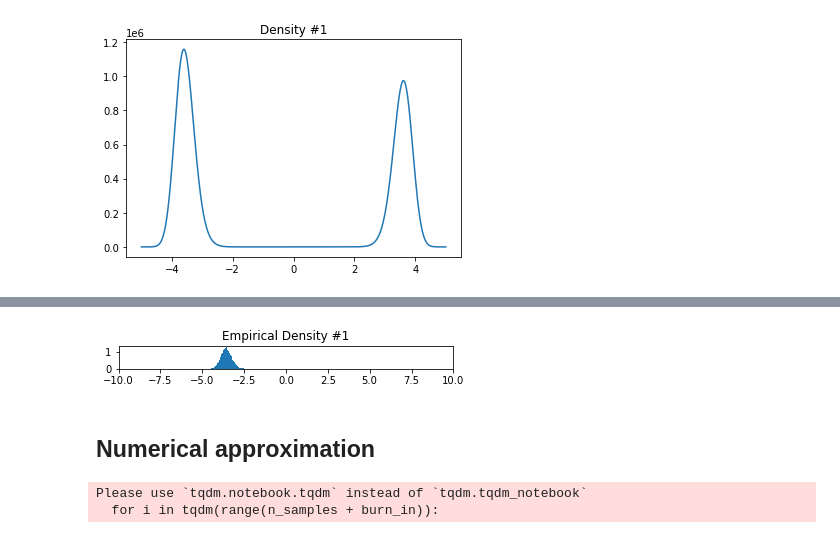
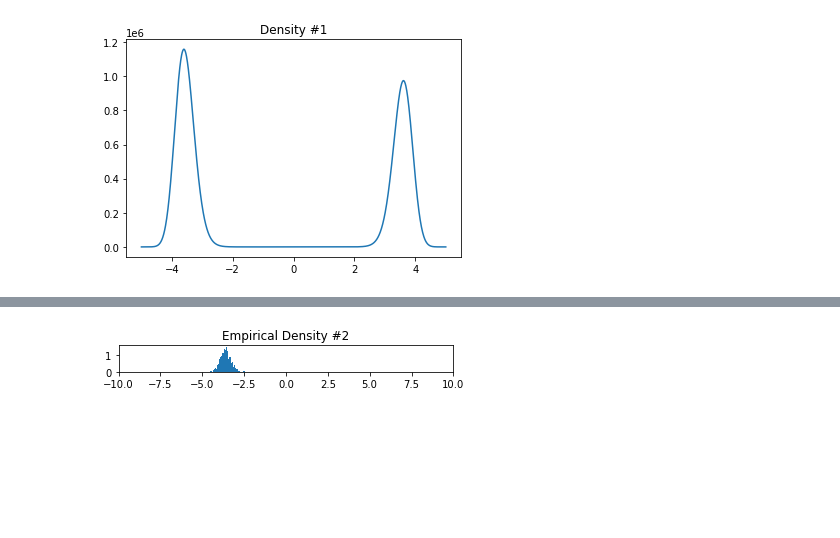
Before and after one commit to jk4011/Fractional-Langevin-Monte-Carlo, a Jupyter notebook: main.ipynb, the cells around one changed output, grey strips where cells are left out. Saved outputs shown, nothing was run; the diff lists cells and outputs as text; code cells hidden in the pictures; blank space fills up the shorter version.

```diff
--- a/main.ipynb
+++ b/main.ipynb
@@ -124,0 +124,6 @@ def f_pi(Z, potential, density):
+# %%
+def fractional_centered_difference(f, x, gamma, h, K):
+    sum = 0
+    for k in range(-K, K+1):
+        sum += g(gamma, k) * f(x - k * h)
+    return (1 / (h ** gamma)) * sum
@@ -124,0 +135,4 @@ def f_pi(Z, potential, density):
+# %%
+def tilde_b(f_pi_, h, K, x, alpha, density):
+    return fractional_centered_difference(f_pi_, x, alpha-2, h, K) / density(x)
+    # return fractional_centered_difference(f_pi_, x, 0, h, K) / density(x)
@@ -148,8 +166,16 @@ def fractional_LMC(potential, density, alpha=1.7, n_samples=50000, steps=0.1, di
 Run the ULA and render the empirical density.
 # %%
 # not working properly when alpha < 2
-samples1 = fractional_LMC(potential1, density1, n_samples =5000, alpha=1.7, steps=0.0003)
-samples2 = fractional_LMC(potential2, density2, n_samples =5000, alpha=1.7, steps=0.0003)
+samples1 = fractional_approx_LMC(potential1, density1, n_samples =10000, alpha=1.7, steps=0.05)
+samples2 = fractional_approx_LMC(potential2, density2, n_samples =10000, alpha=1.7, steps=0.05)
+
+indices = ~np.logical_or(np.isnan(samples1)[:, 0], np.isnan(samples1)[:, 1])
+samples1 = samples1[indices]
+
+indices = ~np.logical_or(np.isnan(samples2)[:, 0], np.isnan(samples2)[:, 1])
+samples2 = samples2[indices]
+
+samples1.shape, samples2.shape
 # %% [output]
 Please use `tqdm.notebook.tqdm` instead of `tqdm.tqdm_notebook`
   for i in tqdm(range(n_samples + burn_in)):
@@ -223,6 +244,3 @@ def potential3(x):
 
 def density3(x):
     return torch.exp(-potential3(x))
-# %%
-samples1 = fractional_LMC(potential3, density3, alpha=1.7, step=0.01, dim=1)
-samples2 = fractional_LMC(potential3, density3, alpha=2, step=0.01, dim=1)
@@ -262,10 +282,8 @@ plt.show()
 # %%
 plt.hist(samples2, bins=200, density=True)
 plt.gca().set_aspect('equal', adjustable='box')
 plt.xlim(-10, 10)
-plt.title('Empirical Density #1')
+plt.title('Empirical Density #2')
 plt.show()
 # %% [output]
-[figure, old version]
+[figure, new version]
-# %% [markdown]
-## Numerical approximation
@@ -310,8 +289,0 @@ def fractional_approx_LMC(potential, density, alpha=1.7, n_samples=5000, steps=0
-# %%
-# takes about 5 min
-steps = [(1e-3 / n) ** 0.6 for n in range(1, 20000)]
-samples1 = fractional_approx_LMC(potential3, density3, alpha=1.7, steps=0.01, dim=1)
-samples2 = fractional_approx_LMC(potential3, density3, alpha=2, steps=0.01, dim=1)
-# %% [output]
-Please use `tqdm.notebook.tqdm` instead of `tqdm.tqdm_notebook`
-  for i in tqdm(range(n_samples + burn_in)):
```
Also changed, not shown: parts of 26 cells of this notebook.
